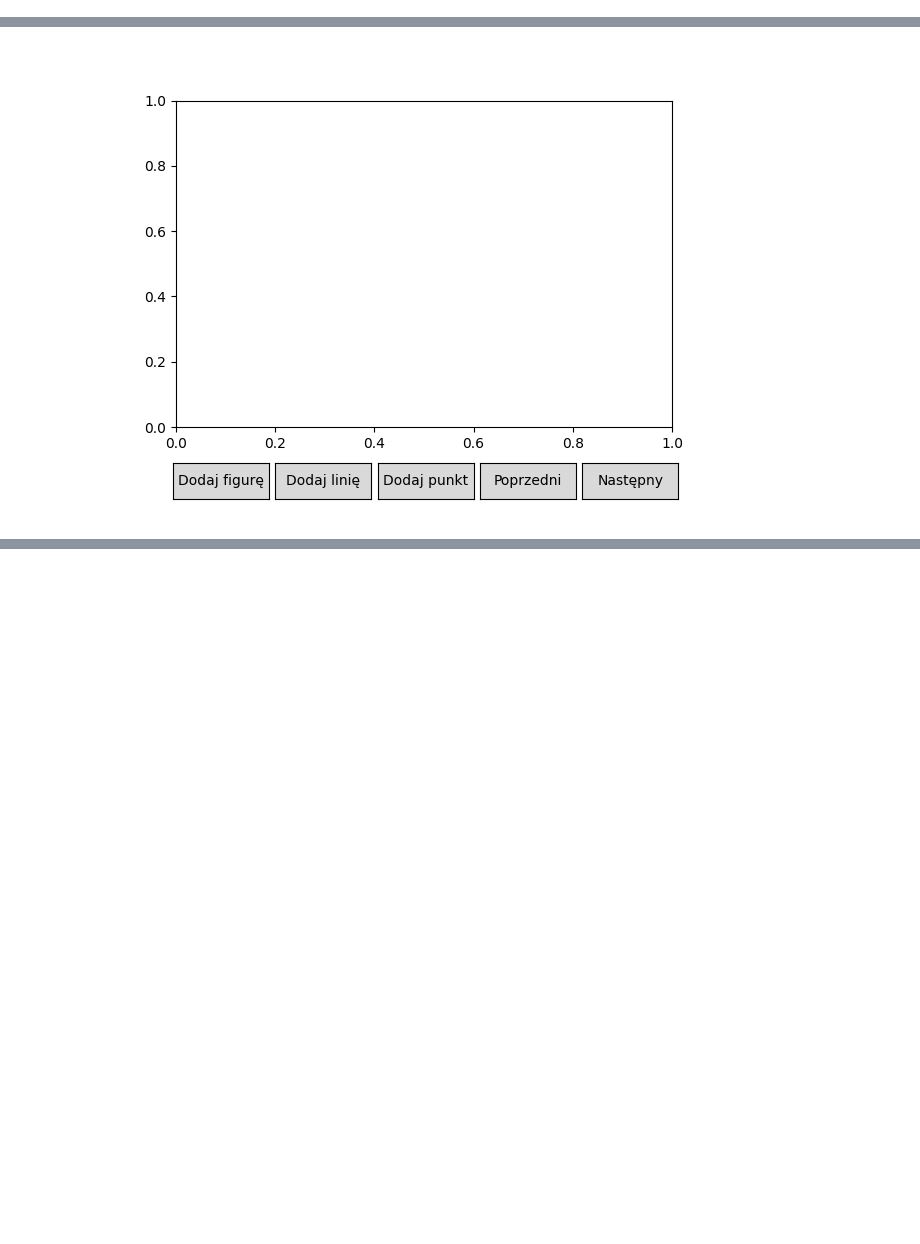
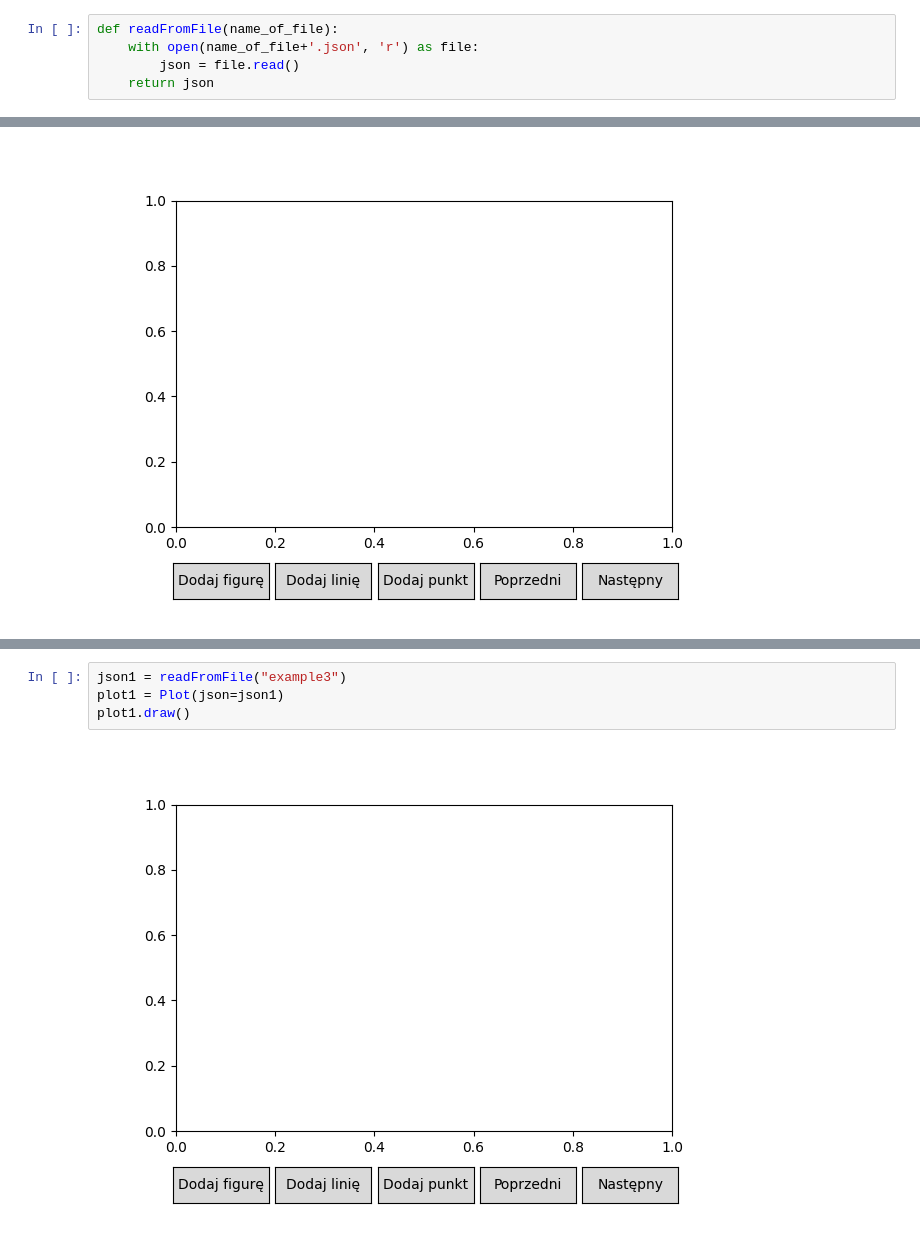
Before and after one commit to pklatka/visibility-graph, a Jupyter notebook: visualization_tool.ipynb, the cells around one changed output, grey strips where cells are left out. Drawn from its saved outputs; the diff is of its cells as text; blank space fills up the shorter version.

Commit message:
Adding examples of algorithm

```diff
--- a/visualization_tool.ipynb
+++ b/visualization_tool.ipynb
@@ -1122,3 +1133,8 @@ def visualise_shortest_path_among_obstacles(plot: Plot) -> Plot:
+# %%
+def readFromFile(name_of_file):
+    with open(name_of_file+'.json', 'r') as file:
+        json = file.read()
+    return json
 # %%
 plot = Plot(xlim=[0,10], ylim=[0, 10], title=" ")
 plot.draw()
@@ -1130,2 +1146,8 @@ visualisation_plot.draw()
 # %% [output]
 [figure]
+# %%
+json1 = readFromFile("example3")
+plot1 = Plot(json=json1)
+plot1.draw()
+# %% [output]
+[figure, added]
```
Also changed, not shown: parts of 35 cells of this notebook, 12 other files.
